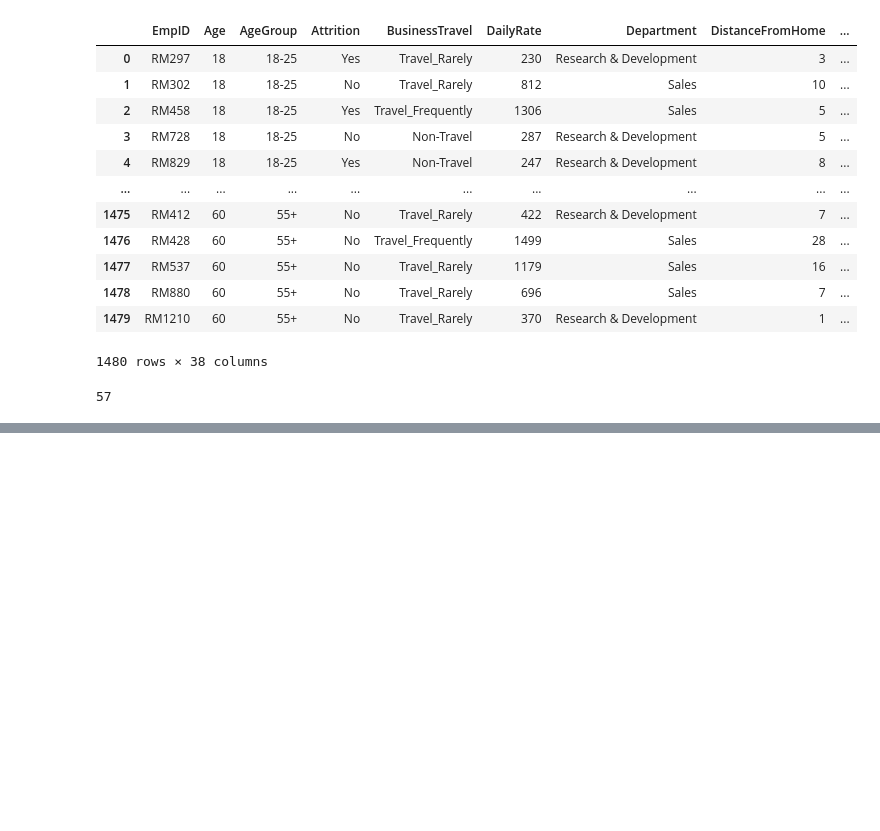
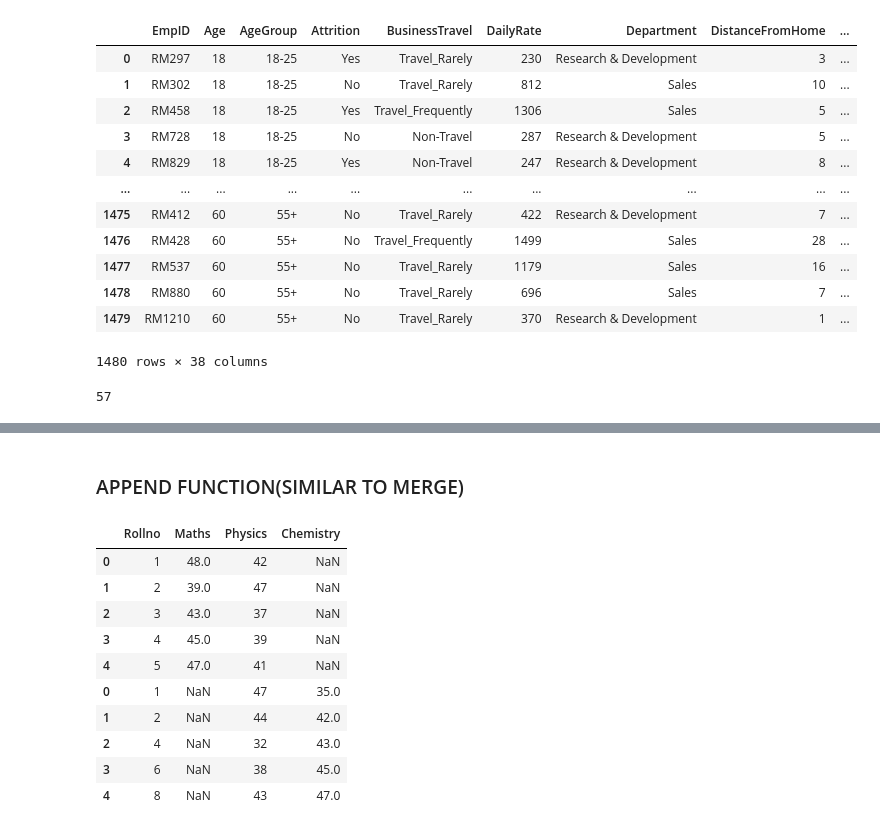
Before and after one commit to tusharmaurya267/Python_basic, a Jupyter notebook: pandas.ipynb, the cells around one changed output, grey strips where cells are left out. Saved outputs shown, nothing was run; the diff lists cells and outputs as text; code cells hidden in the pictures; blank space fills up the shorter version.

```diff
--- a/pandas.ipynb
+++ b/pandas.ipynb
@@ -319,0 +570,19 @@ df.replace(to_replace=25 , method = 'ffill')
+# %% [markdown]
+### APPEND FUNCTION(SIMILAR TO MERGE)
+# %%
+df1 = pd.DataFrame({'Rollno' : [1,2,3,4,5] , 'Maths': [48,39,43,45,47] , 'Physics' : [42,47,37,39,41]})
+df2 = pd.DataFrame({'Rollno' : [1,2,4,6,8] , 'Chemistry': [35,42,43,45,47] , 'Physics' : [47,44,32,38,43]})
+# %%
+df1.append(df2)
+# %% [output]
+|  | Rollno | Maths | Physics | Chemistry |
+| 0 | 1 | 48.0 | 42 | NaN |
+| 1 | 2 | 39.0 | 47 | NaN |
+| 2 | 3 | 43.0 | 37 | NaN |
+| 3 | 4 | 45.0 | 39 | NaN |
+| 4 | 5 | 47.0 | 41 | NaN |
+| 0 | 1 | NaN | 47 | 35.0 |
+| 1 | 2 | NaN | 44 | 42.0 |
+| 2 | 4 | NaN | 32 | 43.0 |
+| 3 | 6 | NaN | 38 | 45.0 |
+| 4 | 8 | NaN | 43 | 47.0 |
```
Also changed, not shown: parts of 33 cells of this notebook.
